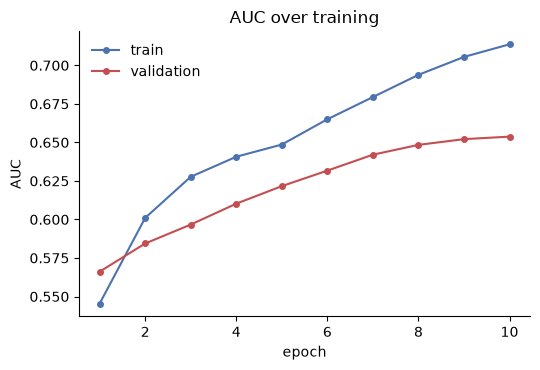
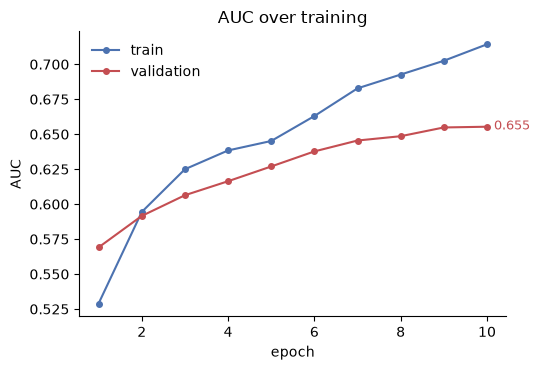
Unified diff of the notebook cell whose output changed from the first chart to the second:
--- before
+++ after
@@ -1,3 +1,5 @@
 import matplotlib.pyplot as plt
+
+FIG = root / "figures"; FIG.mkdir(exist_ok=True)
 
 ep = range(1, len(hist["train"]) + 1)
@@ -5,5 +7,9 @@
 ax.plot(ep, hist["train"], marker="o", markersize=4, color="#4C72B0", label="train")
 ax.plot(ep, hist["val"], marker="o", markersize=4, color="#C44E52", label="validation")
+ax.annotate(f"{hist['val'][-1]:.3f}", xy=(len(hist["val"]), hist["val"][-1]),
+            xytext=(5, -2), textcoords="offset points", fontsize=9, color="#C44E52")
 ax.set(xlabel="epoch", ylabel="AUC", title="AUC over training")
 ax.legend(frameon=False); ax.spines[["top", "right"]].set_visible(False)
-plt.tight_layout(); plt.show()
+plt.tight_layout()
+fig.savefig(FIG / "auc_curve.png", dpi=130, bbox_inches="tight")
+plt.show()

Commit: update plots & rerun